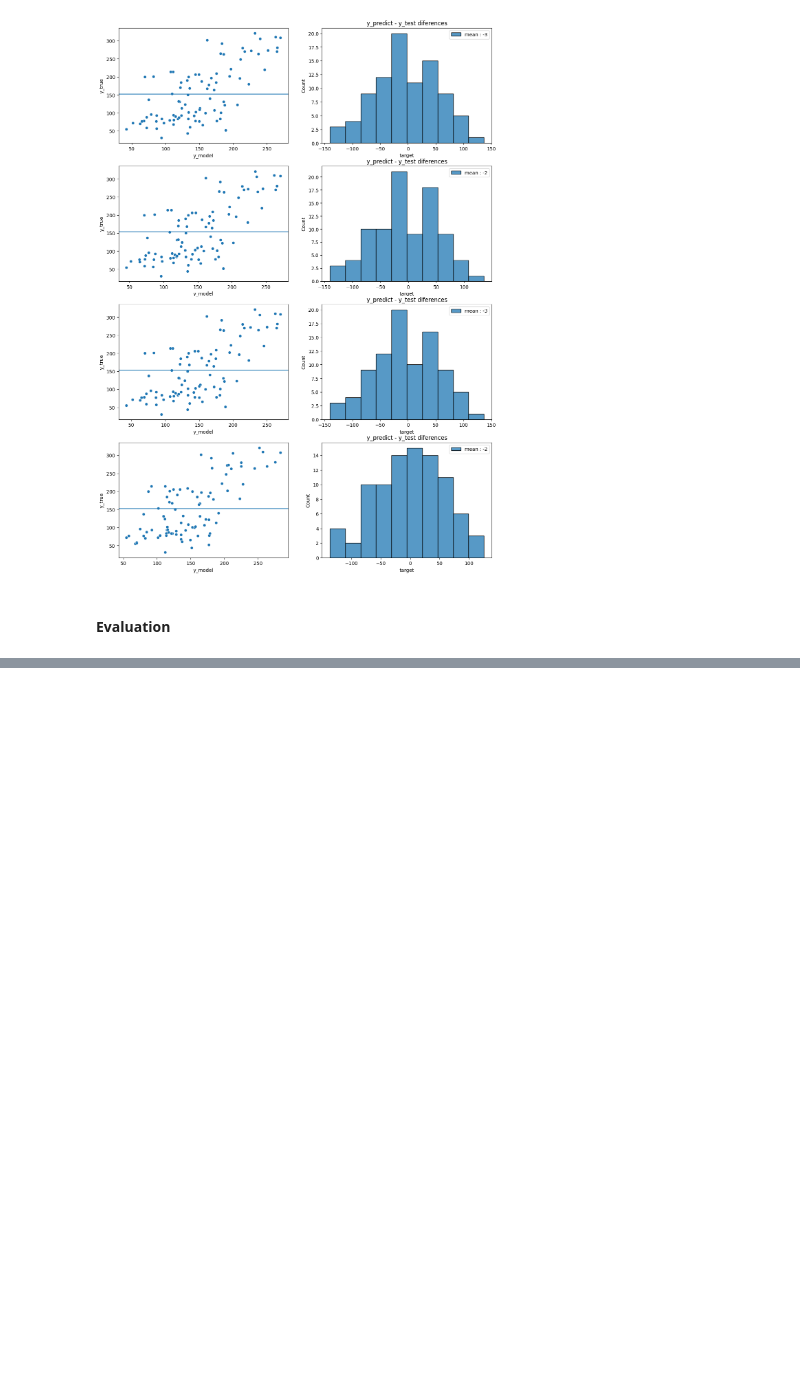
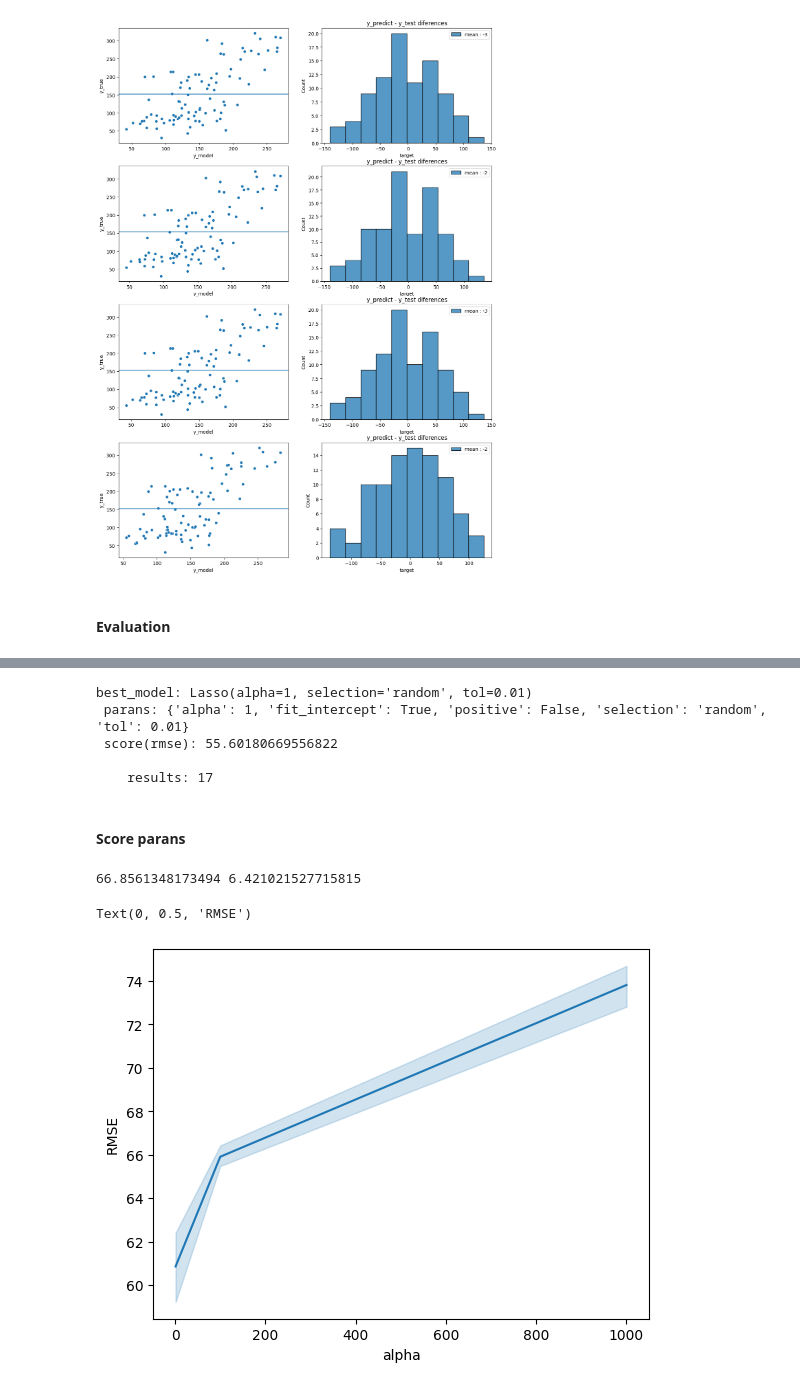
Before and after one commit to roossqg/-Data-Science-Hub, a Jupyter notebook: Models_and_Data/Math_teory/diabetes.ipynb, the cells around one changed output, grey strips where cells are left out. Cells and saved outputs as stored; diff of their text form; code cells hidden in the pictures; blank space fills up the shorter version.

Commit message:
ml training and predicts

```diff
--- a/Models_and_Data/Math_teory/diabetes.ipynb
+++ b/Models_and_Data/Math_teory/diabetes.ipynb
@@ -633,0 +701,10 @@ plt.show()
+# %%
+from sklearn.model_selection import GridSearchCV
+
+lasso_model = Lasso()
+
+lasso_parans = {'alpha':[1,100,1000],'positive':(True,False),
+            'fit_intercept':(True,False),'selection':['cyclic','random'],'tol':[0.0001,0.001,0.01,0.1,1]}
+
+model = GridSearchCV(lasso_model,lasso_parans,scoring='neg_root_mean_squared_error',cv=2,return_train_score=True)
+model.fit(x_train,y_train)
@@ -633,0 +719,23 @@ plt.show()
+# %%
+print(f'''best_model: {model.best_estimator_} \n parans: {model.best_params_} \n score(rmse): {-model.best_score_} \n
+    results: {model.best_index_}''')
+# %% [output]
+best_model: Lasso(alpha=1, selection='random', tol=0.01)
+ parans: {'alpha': 1, 'fit_intercept': True, 'positive': False, 'selection': 'random', 'tol': 0.01}
+ score(rmse): 55.60180669556822
+
+    results: 17
+# %% [markdown]
+#### Score parans
+# %%
+model_dist_results = -model.cv_results_['mean_test_score']
+print(model_dist_results.mean(),model_dist_results.std())
+# %% [output]
+66.8561348173494 6.421021527715815
+# %%
+sns.lineplot(x=model.cv_results_['param_alpha'].data,y=-model.cv_results_['mean_test_score'])
+plt.xlabel('alpha')
+plt.ylabel('RMSE')
+# %% [output]
+Text(0, 0.5, 'RMSE')
+[figure, added]
```
Also changed, not shown: parts of 18 cells of this notebook.
